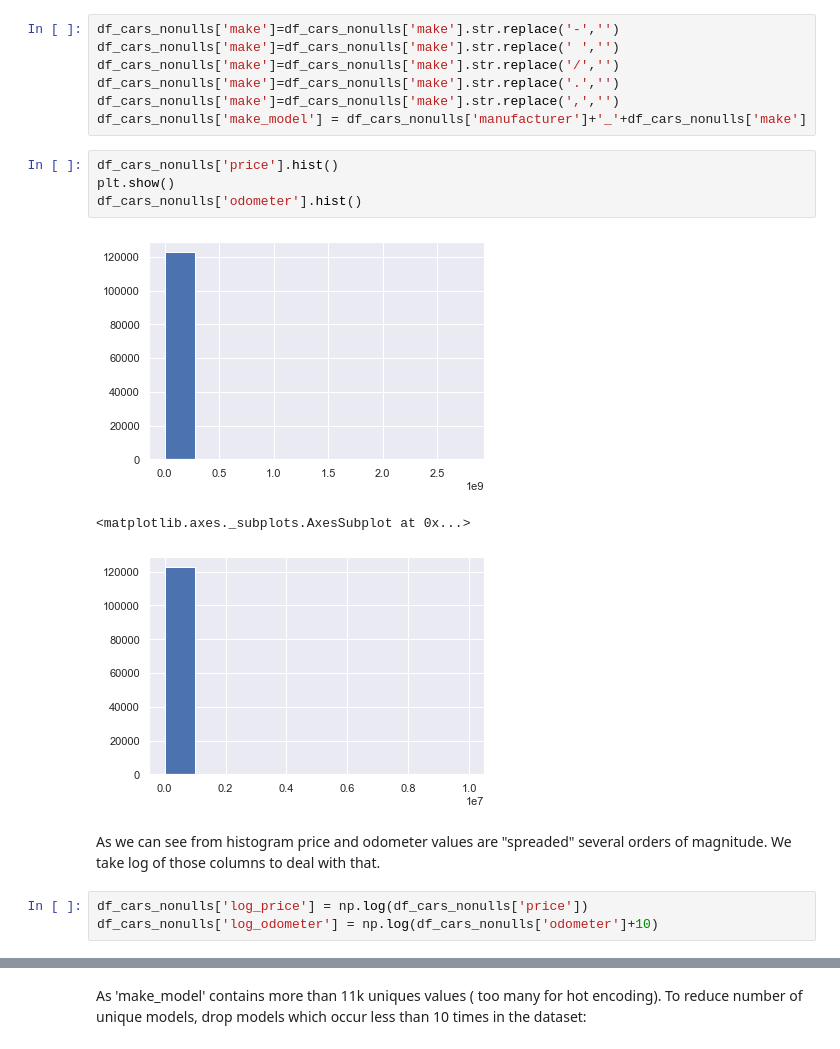
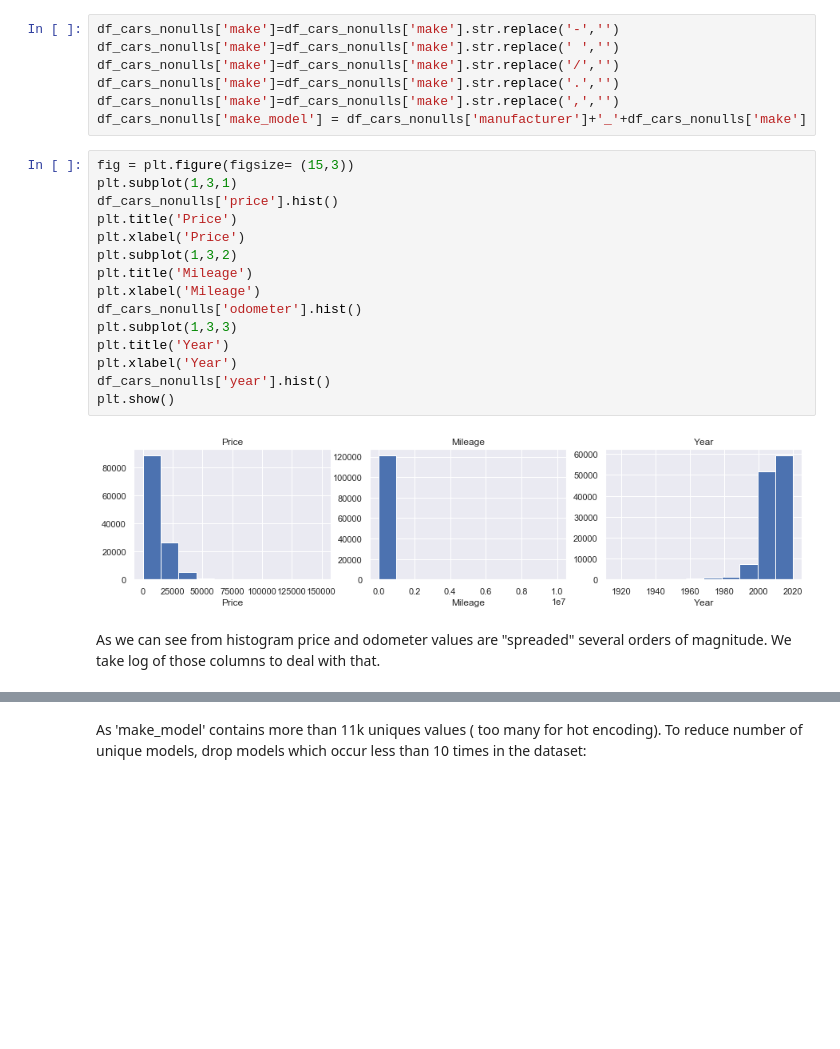
Before and after one commit to andyakrn/SUPERVISED-MACHINE-LEARNING-TO-PREDICT-USED-VEHICLES-PRICES, a Jupyter notebook: Capstone_2_notebook.ipynb, the cells around one changed output, grey strips where cells are left out. Drawn from its saved outputs; the diff is of its cells as text; blank space fills up the shorter version.

```diff
--- a/Capstone_2_notebook.ipynb
+++ b/Capstone_2_notebook.ipynb
@@ -102,16 +104,22 @@ df_cars_nonulls['make']=df_cars_nonulls['make'].str.replace('/','')
 df_cars_nonulls['make']=df_cars_nonulls['make'].str.replace('.','')
 df_cars_nonulls['make']=df_cars_nonulls['make'].str.replace(',','')
 df_cars_nonulls['make_model'] = df_cars_nonulls['manufacturer']+'_'+df_cars_nonulls['make']
-# %%
-df_cars_nonulls['price'].hist()
-plt.show()
-df_cars_nonulls['odometer'].hist()
-# %% [output]
-[figure, removed]
-<matplotlib.axes._subplots.AxesSubplot at 0x...>
-[figure, removed]
+# %%
+fig = plt.figure(figsize= (15,3))
+plt.subplot(1,3,1)
+df_cars_nonulls['price'].hist()
+plt.title('Price')
+plt.xlabel('Price')
+plt.subplot(1,3,2)
+plt.title('Mileage')
+plt.xlabel('Mileage')
+df_cars_nonulls['odometer'].hist()
+plt.subplot(1,3,3)
+plt.title('Year')
+plt.xlabel('Year')
+df_cars_nonulls['year'].hist()
+plt.show()
+# %% [output]
+[figure, added]
 # %% [markdown]
 As we can see from histogram price and odometer values are "spreaded" several orders of magnitude. We take log of those columns to deal with that.
-# %%
-df_cars_nonulls['log_price'] = np.log(df_cars_nonulls['price'])
-df_cars_nonulls['log_odometer'] = np.log(df_cars_nonulls['odometer']+10)
```
Also changed, not shown: parts of 27 cells of this notebook, 2 other files.
